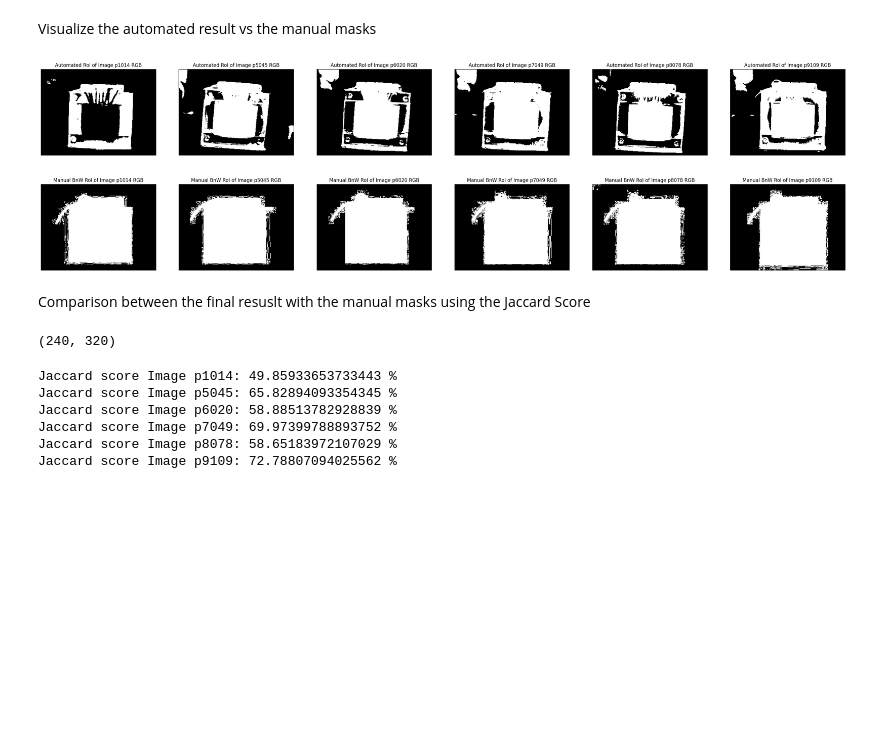
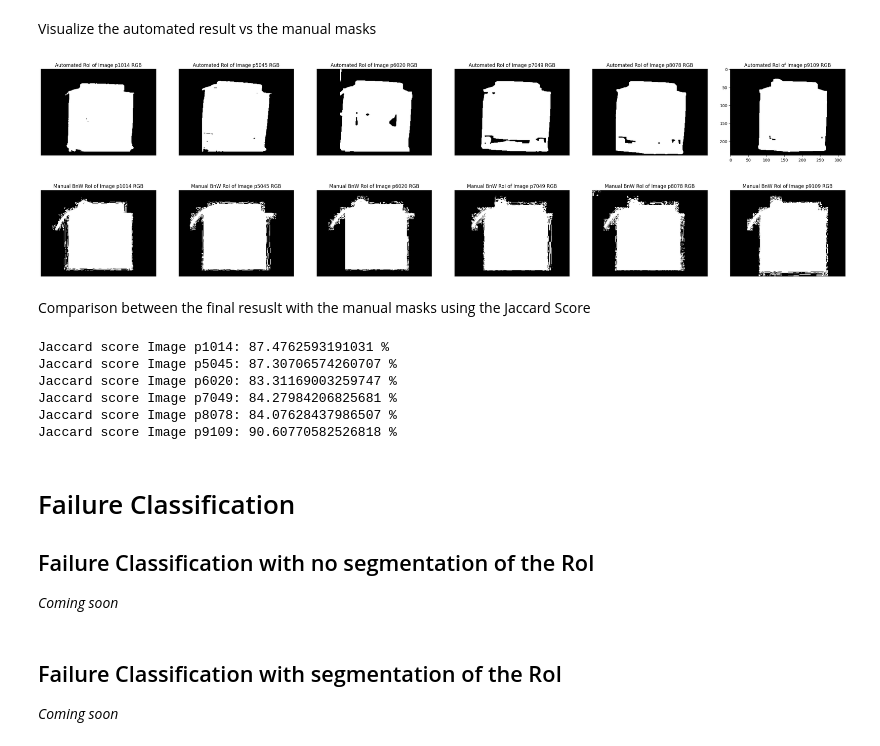
Before and after one commit to anamarigarzon/Predictive_and_Proactive_Maintenance_in_Power_Systems, a Jupyter notebook: Indoor-Power-Systems/IR_image_analysis_Transformer.ipynb, the cells around one changed output. Saved outputs shown, nothing was run; the diff lists cells and outputs as text; code cells hidden in the pictures; blank space fills up the shorter version.

```diff
--- a/Indoor-Power-Systems/IR_image_analysis_Transformer.ipynb
+++ b/Indoor-Power-Systems/IR_image_analysis_Transformer.ipynb
@@ -489,33 +489,40 @@ Next, we introduce functions that generalize the previous steps, starting by the
 # %% [markdown]
 According to the cluster of the image, the parameters and the process will slightly vary.
 # %%
-def find_RoI(img_gray):
+def find_RoI(img_rgb,cluster):
+
+  if cluster == 0 or cluster == 1 or cluster == 2:
+    R1,G1,img_gray = cv2.split(img_rgb)
+  else:
+    img_gray,G1,B1 = cv2.split(img_rgb)
   # OTSU 1
   [_,OTSU] = cv2.threshold(img_gray, 0, 255, cv2.THRESH_OTSU)
   kernel_ones= np.ones((3,3), np.uint8)#Create a simple ones kernel
 
-  img_temp = np.copy(img_gray)
-  img_temp[OTSU == 255] = 0
-  img_temp_erode = cv2.erode(img_temp, kernel_ones, iterations=5)
-  """
-  # OTSU 2
-  [_,OTSU2] = cv2.threshold(img_temp_erode, 0, 255, cv2.THRESH_OTSU)
-  [cnt, markers] = cv2.connectedComponents(OTSU2)
-  mask1 = np.uint8(markers==1)
-  mask1 = cv2.dilate(mask1, kernel_ones, iterations=7)
-  OTSU[mask1 > 0] = 255
-  OTSU1 = cv2.dilate(OTSU, kernel_ones, iterations=3)"""
+  img_temp = np.copy(OTSU)
+
+  if cluster==2 or cluster == 3 or cluster == 4 or cluster == 5:
+    img_temp = cv2.dilate(img_temp, kernel_ones, iterations=3)
+    img_temp = cv2.erode(img_temp, kernel_ones, iterations=3)
+    img_temp = cv2.dilate(img_temp, kernel_ones, iterations=2)
+
+  OTSU = img_temp
+  OTSU[:,:65]=0
+  OTSU[:,275:]=0
+
+  if cluster == 0 or cluster == 1 or cluster == 2:
+    OTSU[230:,:]=0
 
   return OTSU
 # %% [markdown]
 Visualize the automated result vs the manual masks
 # %%
-img_p1014_test = find_RoI(increase_contrast_RGB2GRAY(img_p1014_rgb))
-img_p5045_test = find_RoI(increase_contrast_RGB2GRAY(img_p5045_rgb))
-img_p6020_test = find_RoI(increase_contrast_RGB2GRAY(img_p6020_rgb))
-img_p7049_test = find_RoI(increase_contrast_RGB2GRAY(img_p7049_rgb))
-img_p8078_test = find_RoI(increase_contrast_RGB2GRAY(img_p8078_rgb))
-img_p9109_test = find_RoI(increase_contrast_RGB2GRAY(img_p9109_rgb))
+img_p1014_test = find_RoI(img_p1014_rgb,0)
+img_p5045_test = find_RoI(img_p5045_rgb,1)
+img_p6020_test = find_RoI(img_p6020_rgb,2)
+img_p7049_test = find_RoI(img_p7049_rgb,3)
+img_p8078_test = find_RoI(img_p8078_rgb,4)
+img_p9109_test = find_RoI(img_p9109_rgb,5)
 
 # Visualize automated masks
 
@@ -549,7 +556,7 @@ plt.xticks([]), plt.yticks([]) # Erase axis
 plt.subplot(166) # Locate image
 plt.title('Automated RoI of Image p9109 RGB') # Title
 plt.imshow(img_p9109_test,cmap='gray') # Select image
-plt.xticks([]), plt.yticks([]) # Erase axis
+#plt.xticks([]), plt.yticks([]) # Erase axis
 
 plt.show() # Show plot with images
 
@@ -564,41 +571,37 @@ plt.title('Manual BnW RoI of Image p1014 RGB') # Title
 plt.imshow(manual_mask_p1014_BnW, cmap='gray') # Select image
 plt.xticks([]), plt.yticks([]) # Erase axis
 
 plt.subplot(162) # Locate mask
 plt.title('Manual BnW RoI of Image p5045 RGB') # Title
 plt.imshow(manual_mask_p5045_BnW, cmap='gray') # Select image
 plt.xticks([]), plt.yticks([]) # Erase axis
 
 plt.subplot(163) # Locate mask
 plt.title('Manual BnW RoI of Image p6020 RGB') # Title
 plt.imshow(manual_mask_p6020_BnW, cmap='gray') # Select image
 plt.xticks([]), plt.yticks([]) # Erase axis
 
 plt.subplot(164) # Locate mask
 plt.title('Manual BnW RoI of Image p7049 RGB') # Title
 plt.imshow(manual_mask_p7049_BnW, cmap='gray') # Select image
 plt.xticks([]), plt.yticks([]) # Erase axis
 
 plt.subplot(165) # Locate mask
 plt.title('Manual BnW RoI of Image p8078 RGB') # Title
 plt.imshow(manual_mask_p8078_BnW, cmap='gray') # Select image
 plt.xticks([]), plt.yticks([]) # Erase axis
 
 plt.subplot(166) # Locate mask
 plt.title('Manual BnW RoI of Image p9109 RGB') # Title
 plt.imshow(manual_mask_p9109_BnW, cmap='gray') # Select image
 plt.xticks([]), plt.yticks([]) # Erase axis
 
 plt.show() # Show plot with images
 # %% [output]
-[figure, old version]
+[figure, new version]
 [figure]
 # %% [markdown]
 Comparison between the final resuslt with the manual masks using the Jaccard Score
-# %%
-manual_mask_p1014_BnW.shape
-# %% [output]
-(240, 320)
 # %%
 from sklearn.metrics import jaccard_score
 
@@ -620,9 +623,19 @@ print("Jaccard score Image p8078:", J_p8078*100, "%")
 J_p9109 = jaccard_score(manual_mask_p9109_BnW, img_p9109_test, average='micro')
 print("Jaccard score Image p9109:", J_p9109*100, "%")
 # %% [output]
-Jaccard score Image p1014: 49.85933653733443 %
-Jaccard score Image p5045: 65.82894093354345 %
-Jaccard score Image p6020: 58.88513782928839 %
-Jaccard score Image p7049: 69.97399788893752 %
-Jaccard score Image p8078: 58.65183972107029 %
-Jaccard score Image p9109: 72.78807094025562 %
+Jaccard score Image p1014: 87.4762593191031 %
+Jaccard score Image p5045: 87.30706574260707 %
+Jaccard score Image p6020: 83.31169003259747 %
+Jaccard score Image p7049: 84.27984206825681 %
+Jaccard score Image p8078: 84.07628437986507 %
+Jaccard score Image p9109: 90.60770582526818 %
+# %% [markdown]
+# Failure Classification
+
+## Failure Classification with no segmentation of the RoI
+
+*Coming soon*
+# %% [markdown]
+## Failure Classification with segmentation of the RoI
+
+*Coming soon*
```
Also changed, not shown: parts of 4 cells of this notebook.
